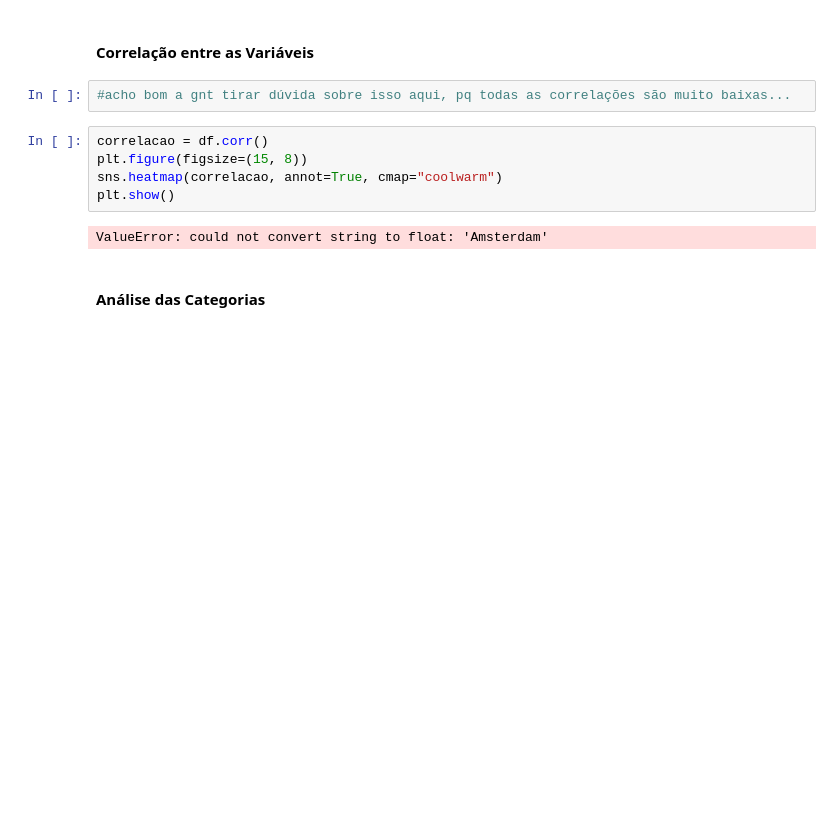
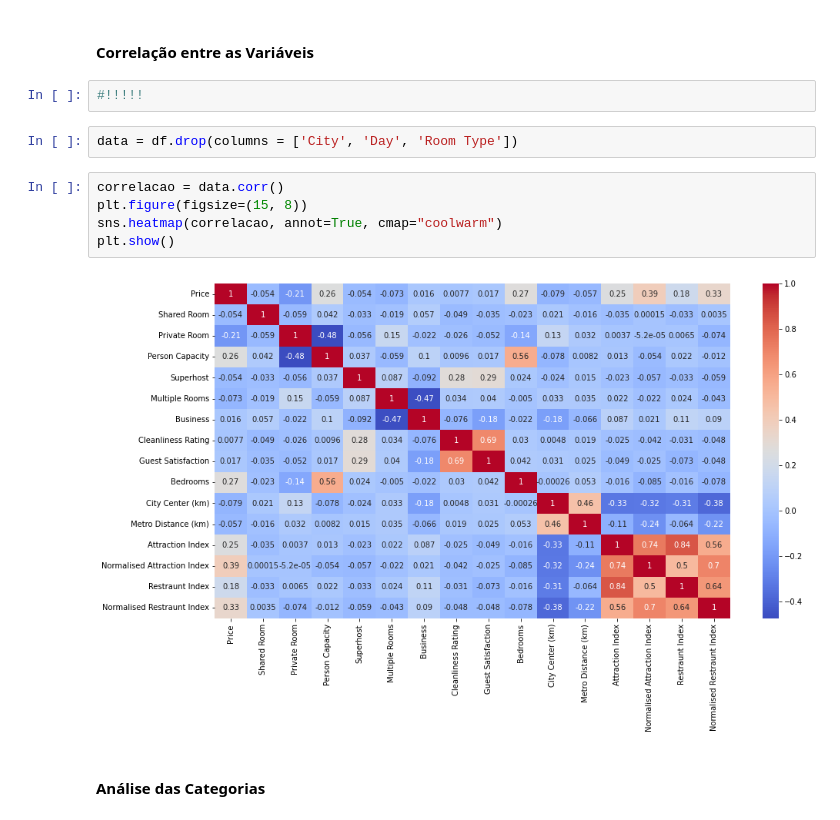
Before and after one commit to maafinotti/satisfacao_clientes_airbnb, a Jupyter notebook: projeto.ipynb, the cells around one changed output. Drawn from its saved outputs; the diff is of its cells as text; blank space fills up the shorter version.

```diff
--- a/projeto.ipynb
+++ b/projeto.ipynb
@@ -186,15 +186,17 @@ df.head()
 | 4 | Amsterdam | 485.552926 | Weekday | Private room | False | True | 2.0 | True | ... |
 # %% [markdown]
 #### Correlação entre as Variáveis
-# %%
-#acho bom a gnt tirar dúvida sobre isso aqui, pq todas as correlações são muito baixas...
+# %%
+#!!!!!
+# %%
+data = df.drop(columns = ['City', 'Day', 'Room Type'])
 # %%
-correlacao = df.corr()
+correlacao = data.corr()
 plt.figure(figsize=(15, 8))
 sns.heatmap(correlacao, annot=True, cmap="coolwarm")
 plt.show()
 # %% [output]
-ValueError: could not convert string to float: 'Amsterdam'
+[figure, added]
 # %% [markdown]
 #### Análise das Categorias
 # %% [markdown]
```
